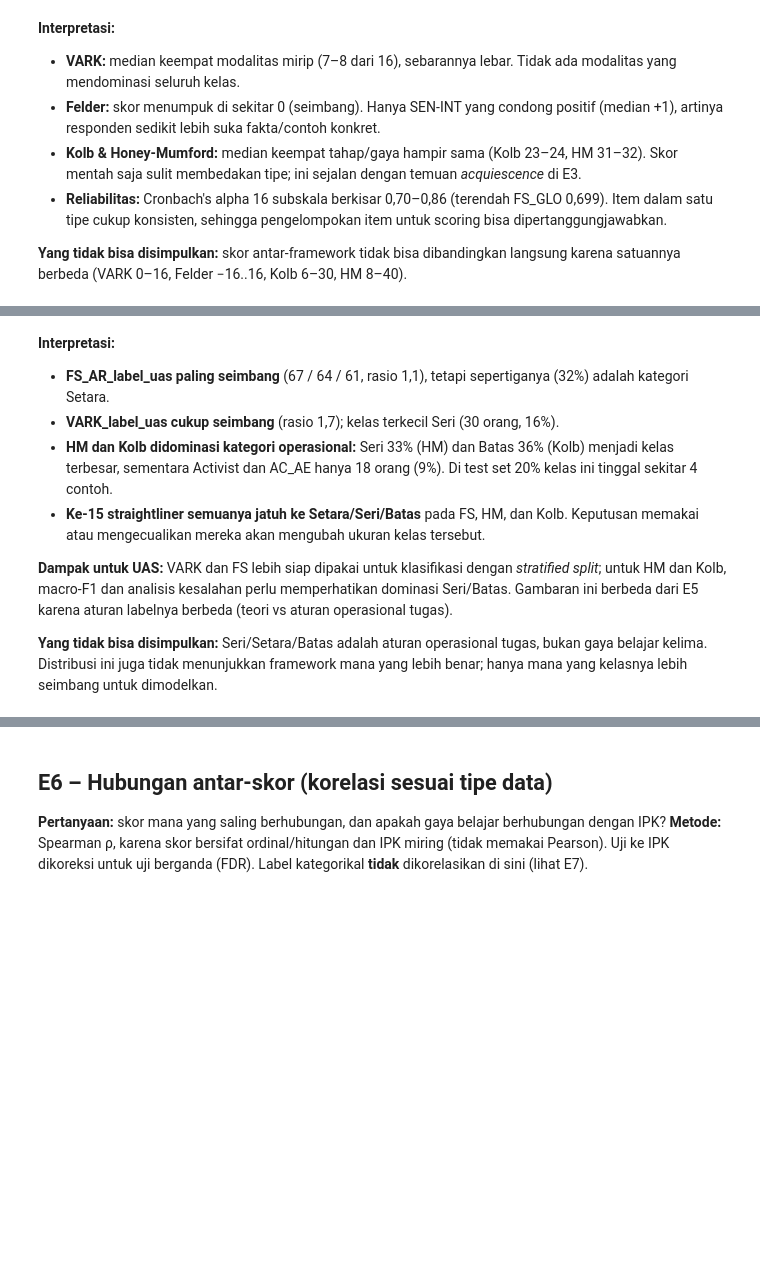
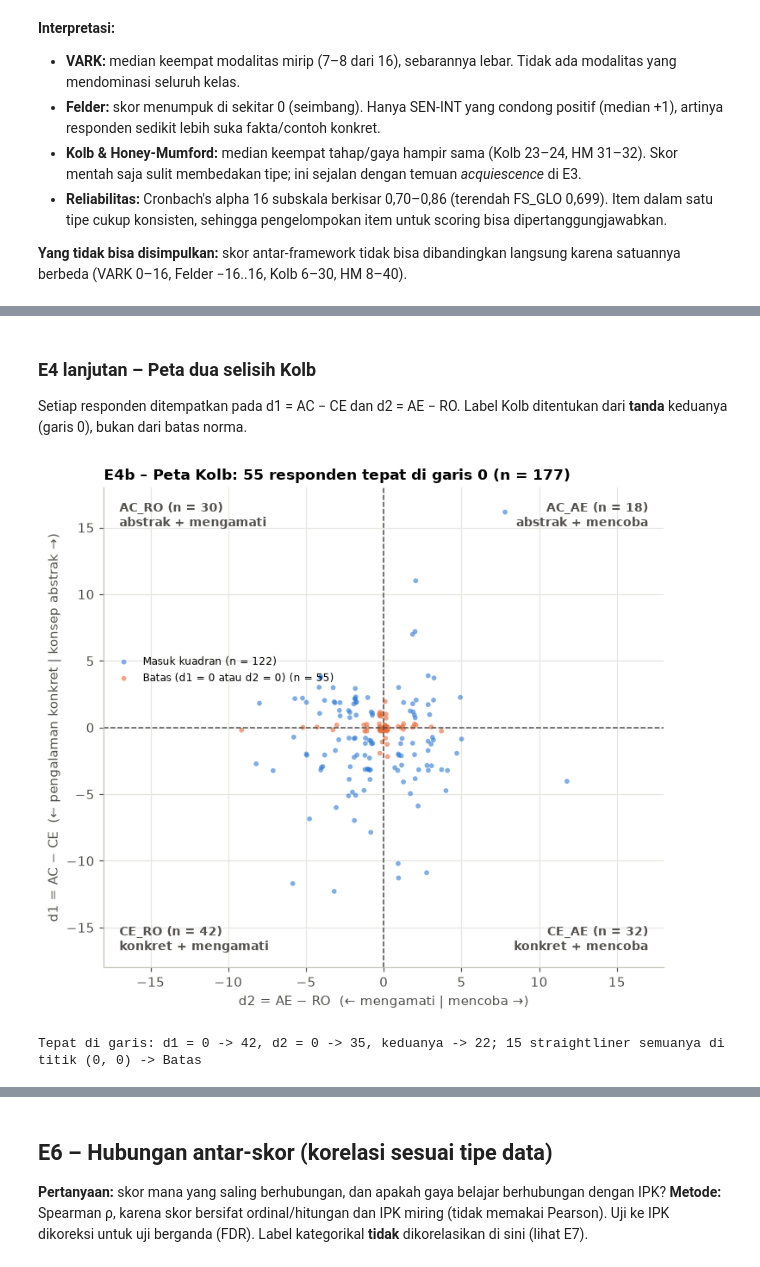
Before and after one commit to edwardchristi4n/machine_learning_exam, a Jupyter notebook: notebook/KelpAdam_UTS_DataPreparation_EDA.ipynb, the cells around one changed output, grey strips where cells are left out. Drawn from its saved outputs; the diff is of its cells as text; code cells hidden in the pictures; blank space fills up the shorter version.

```diff
--- a/notebook/KelpAdam_UTS_DataPreparation_EDA.ipynb
+++ b/notebook/KelpAdam_UTS_DataPreparation_EDA.ipynb
@@ -2485,10 +2230,32 @@ simpan(fig, "E5c_label_uas")
-# %% [markdown]
-**Interpretasi:**
-- **FS_AR_label_uas paling seimbang** (67 / 64 / 61, rasio 1,1), tetapi sepertiganya (32%) adalah kategori Setara.
-- **VARK_label_uas cukup seimbang** (rasio 1,7); kelas terkecil Seri (30 orang, 16%).
-- **HM dan Kolb didominasi kategori operasional:** Seri 33% (HM) dan Batas 36% (Kolb) menjadi kelas terbesar, sementara Activist dan AC_AE hanya 18 orang (9%). Di test set 20% kelas ini tinggal sekitar 4 contoh.
-- **Ke-15 straightliner semuanya jatuh ke Setara/Seri/Batas** pada FS, HM, dan Kolb. Keputusan memakai atau mengecualikan mereka akan mengubah ukuran kelas tersebut.
-
-**Dampak untuk UAS:** VARK dan FS lebih siap dipakai untuk klasifikasi dengan *stratified split*; untuk HM dan Kolb, macro-F1 dan analisis kesalahan perlu memperhatikan dominasi Seri/Batas. Gambaran ini berbeda dari E5 karena aturan labelnya berbeda (teori vs aturan operasional tugas).
-
-**Yang tidak bisa disimpulkan:** Seri/Setara/Batas adalah aturan operasional tugas, bukan gaya belajar kelima. Distribusi ini juga tidak menunjukkan framework mana yang lebih benar; hanya mana yang kelasnya lebih seimbang untuk dimodelkan.
+# %% [markdown]
+### E4 lanjutan – Peta dua selisih Kolb
+Setiap responden ditempatkan pada d1 = AC − CE dan d2 = AE − RO. Label Kolb ditentukan dari **tanda** keduanya (garis 0), bukan dari batas norma.
+# %%
+# E4 lanjutan: peta d1 (AC-CE) vs d2 (AE-RO), garis batas = 0 (aturan panduan dosen); n = 177 tanpa straightliner
+x_k = eda.loc[ok, "KOLB_AERO"]; y_k = eda.loc[ok, "KOLB_ACCE"]
+di_batas = (x_k == 0) | (y_k == 0)
+rng = np.random.default_rng(1)
+fig, ax = plt.subplots(figsize=(6.8, 6))
+for maske, warna, nama in [(~di_batas, BIRU, "Masuk kuadran"), (di_batas, ORANYE, "Batas (d1 = 0 atau d2 = 0)")]:
+    ax.scatter(x_k[maske] + rng.uniform(-0.3, 0.3, maske.sum()), y_k[maske] + rng.uniform(-0.3, 0.3, maske.sum()),
+               s=14, color=warna, alpha=0.6, edgecolor="none", label=f"{nama} (n = {int(maske.sum())})")
+ax.axvline(0, color=TEKS, linestyle="--", linewidth=1)
+ax.axhline(0, color=TEKS, linestyle="--", linewidth=1)
+batas = max(x_k.abs().max(), y_k.abs().max()) + 2
+ax.set_xlim(-batas, batas); ax.set_ylim(-batas, batas)
+jumlah = eda.loc[ok, "KOLB_label"].value_counts()
+for kode, (xx, yy, ha, va, arti) in {"CE_AE": (batas - 1, -batas + 1, "right", "bottom", "konkret + mencoba"),
+                                     "CE_RO": (-batas + 1, -batas + 1, "left", "bottom", "konkret + mengamati"),
+                                     "AC_RO": (-batas + 1, batas - 1, "left", "top", "abstrak + mengamati"),
+                                     "AC_AE": (batas - 1, batas - 1, "right", "top", "abstrak + mencoba")}.items():
+    ax.text(xx, yy, f"{kode} (n = {jumlah.get(kode, 0)})\n{arti}", ha=ha, va=va, fontsize=9, color=TEKS, fontweight="bold")
+ax.set_xlabel("d2 = AE − RO  (← mengamati | mencoba →)")
+ax.set_ylabel("d1 = AC − CE  (← pengalaman konkret | konsep abstrak →)")
+ax.legend(frameon=False, fontsize=8, loc="center left", bbox_to_anchor=(0, 0.62))
+ax.set_title(f"E4b – Peta Kolb: {int(di_batas.sum())} responden tepat di garis 0 (n = {int(ok.sum())})")
+simpan(fig, "E4b_peta_kolb")
+print(f"Tepat di garis: d1 = 0 -> {int((y_k == 0).sum())}, d2 = 0 -> {int((x_k == 0).sum())}, keduanya -> {int(((x_k == 0) & (y_k == 0)).sum())}; "
+      f"15 straightliner semuanya di titik (0, 0) -> Batas")
+# %% [output]
+[figure, added]
+Tepat di garis: d1 = 0 -> 42, d2 = 0 -> 35, keduanya -> 22; 15 straightliner semuanya di titik (0, 0) -> Batas
```
Also changed, not shown: parts of 78 cells of this notebook, 15 other files.
